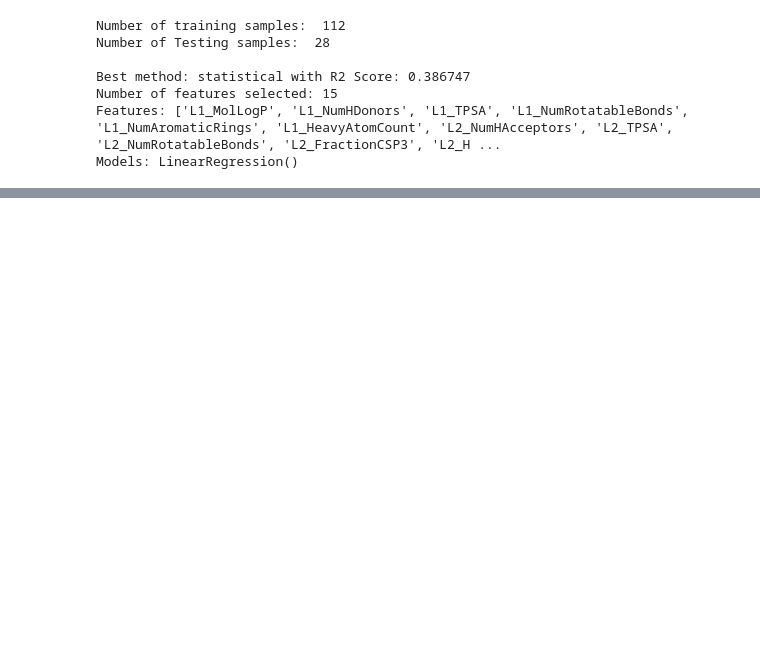
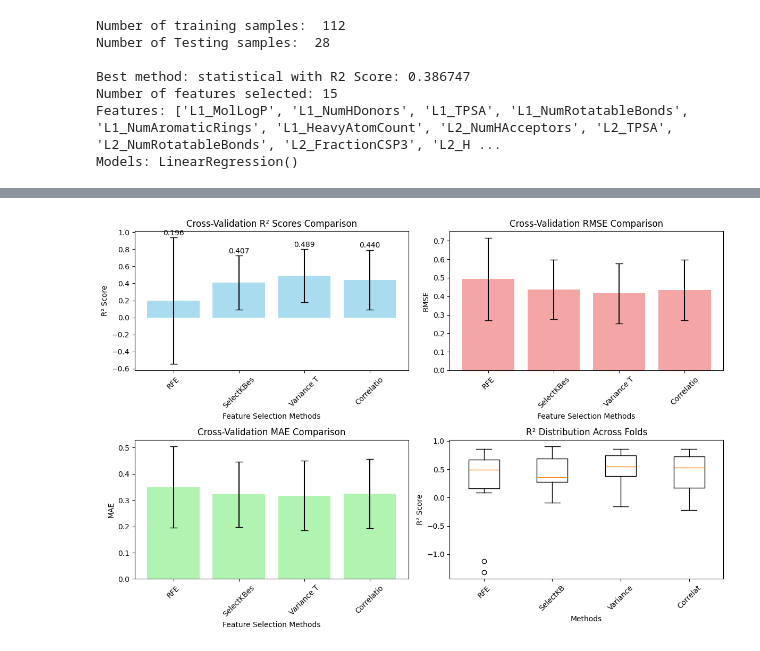
Before and after one commit to mhn-research/CuPyridineQSAR, a Jupyter notebook: Models/01_LinearRegression.ipynb, the cells around one changed output, grey strips where cells are left out. Saved outputs shown, nothing was run; the diff lists cells and outputs as text; code cells hidden in the pictures; blank space fills up the shorter version.

```diff
--- a/Models/01_LinearRegression.ipynb
+++ b/Models/01_LinearRegression.ipynb
@@ -503,0 +714,61 @@ Best model saved with statistical feature selection
+# %%
+# Visualization
+import matplotlib.pyplot as plt
+import seaborn as sns
+
+# Plot CV results comparison
+plt.figure(figsize=(12, 8))
+
+# R2 Comparison
+plt.subplot(2, 2, 1)
+methods = [result['method_name'] for result in all_results]
+r2_means = [result['r2_mean'] for result in all_results]
+r2_stds = [result['r2_std'] for result in all_results]
+
+bars = plt.bar(range(len(methods)), r2_means, yerr=r2_stds, capsize=5, alpha=0.7, color='skyblue')
+plt.xlabel('Feature Selection Methods')
+plt.ylabel('R² Score')
+plt.title('Cross-Validation R² Scores Comparison')
+plt.xticks(range(len(methods)), [m[:10] for m in methods], rotation=45)
+
+# Add value labels on bars
+for i, (mean, std) in enumerate(zip(r2_means, r2_stds)):
+    plt.text(i, mean + std + 0.01, f'{mean:.3f}', ha='center', va='bottom')
+
+# RMSE Comparison
+plt.subplot(2, 2, 2)
+rmse_means = [result['rmse_mean'] for result in all_results]
+rmse_stds = [result['rmse_std'] for result in all_results]
+
+bars = plt.bar(range(len(methods)), rmse_means, yerr=rmse_stds, capsize=5, alpha=0.7, color='lightcoral')
+plt.xlabel('Feature Selection Methods')
+plt.ylabel('RMSE')
+plt.title('Cross-Validation RMSE Comparison')
+plt.xticks(range(len(methods)), [m[:10] for m in methods], rotation=45)
+
+# MAE Comparison
+plt.subplot(2, 2, 3)
+mae_means = [result['mae_mean'] for result in all_results]
+mae_stds = [result['mae_std'] for result in all_results]
+
+bars = plt.bar(range(len(methods)), mae_means, yerr=mae_stds, capsize=5, alpha=0.7, color='lightgreen')
+plt.xlabel('Feature Selection Methods')
+plt.ylabel('MAE')
+plt.title('Cross-Validation MAE Comparison')
+plt.xticks(range(len(methods)), [m[:10] for m in methods], rotation=45)
+
+# Box plot of R2 scores across folds
+plt.subplot(2, 2, 4)
+box_data = [result['all_r2'] for result in all_results]
+plt.boxplot(box_data, labels=[m[:8] for m in methods])
+plt.xlabel('Methods')
+plt.ylabel('R² Score')
+plt.title('R² Distribution Across Folds')
+plt.xticks(rotation=45)
+
+plt.tight_layout()
+plt.savefig(home_dir + '/Results/01_LinearRegression_Results.png', dpi=300, bbox_inches='tight')
+plt.show()
+#print("Visualization saved as '01_LinearRegression_Results.png'")
+# %% [output]
+[figure, added]
```
Also changed, not shown: parts of 8 cells of this notebook, 9 other files.
